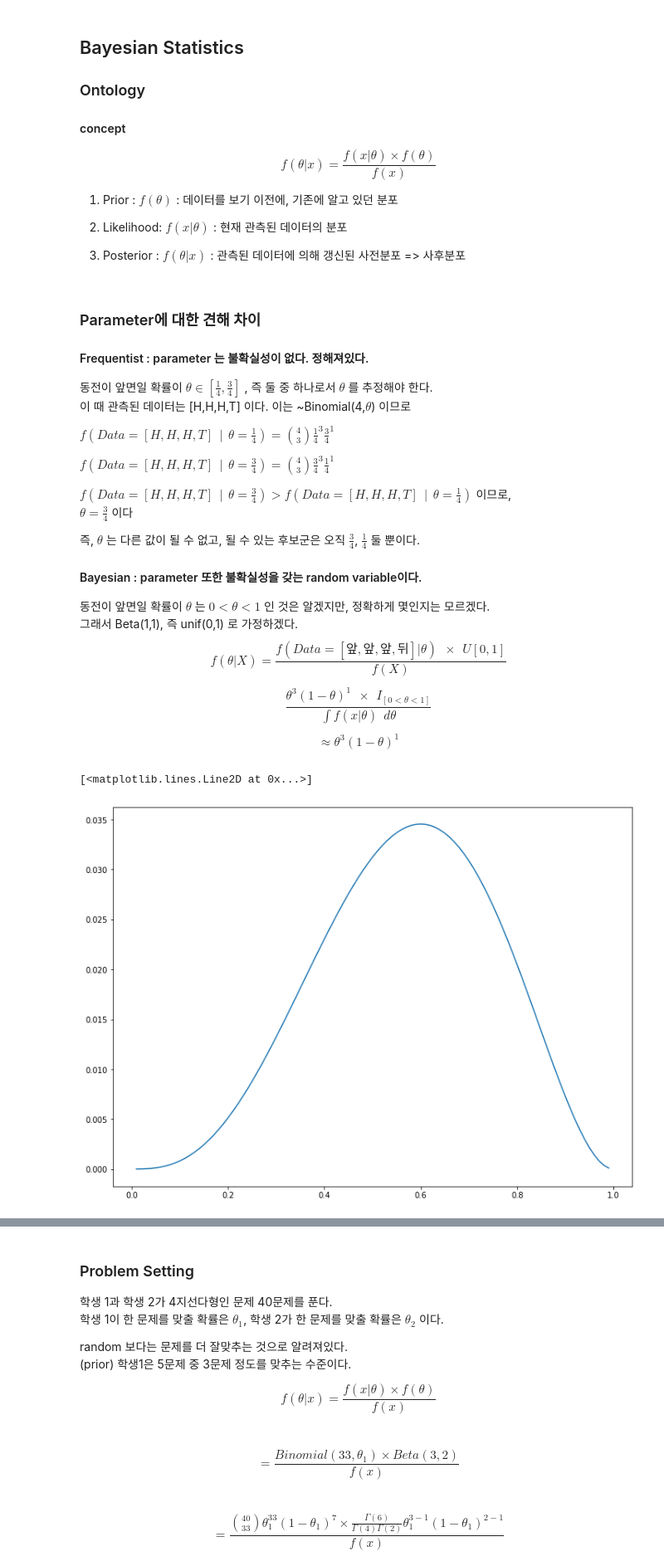
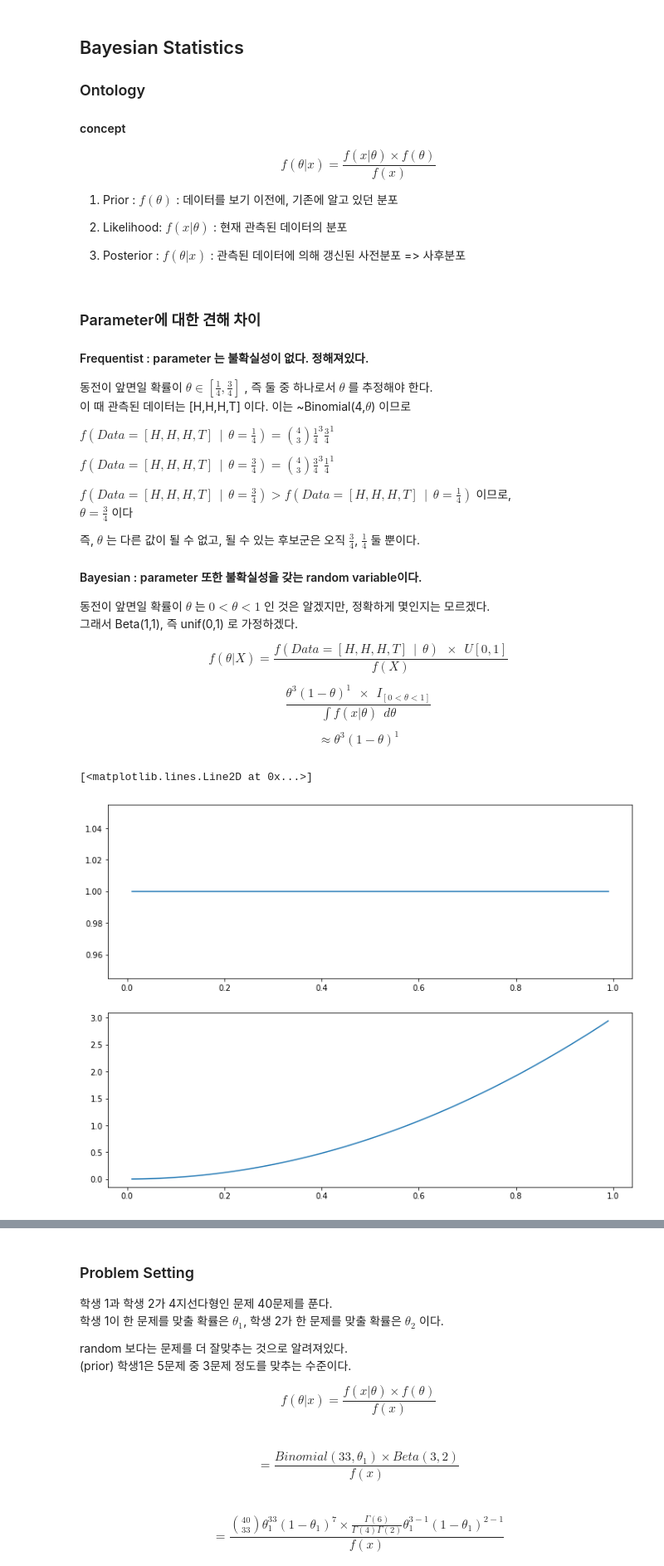
Before and after one commit to youngjai12/Bayesian, a Jupyter notebook: bayesian1.ipynb, the cells around one changed output, grey strips where cells are left out. Shown: that part at 83% size. Saved outputs shown, nothing was run; the diff lists cells and outputs as text; code cells hidden in the pictures.

```diff
--- a/bayesian1.ipynb
+++ b/bayesian1.ipynb
@@ -36,8 +36,10 @@ $\theta = \frac{3}{4}$ 이다
 
 동전이 앞면일 확률이 $\theta$ 는 $0 < \theta < 1$ 인 것은 알겠지만, 정확하게 몇인지는 모르겠다.
 그래서 Beta(1,1), 즉 unif(0,1) 로 가정하겠다.
+
+
 $$
-f(\theta | X) = \frac{f(Data = [앞,앞,앞,뒤]  | \theta) \ \ \times \ \ U[0,1]}{f(X)}
+f(\theta | X) = \frac{f(Data = [H,H,H,T] \ \ | \ \ \theta) \ \ \times \ \ U[0,1]}{f(X)}
 $$
 
 $$ {\frac{\theta^3 (1-\theta)^1 \ \ \times \ \ I_{[0 < \theta <1]}}{\int f(x | \theta) \ \ d \theta}}$$
@@ -46,14 +48,19 @@ $$ {\frac{\theta^3 (1-\theta)^1 \ \ \times \ \ I_{[0 < \theta <1]}}{\int f(x | \
 $$
 \approx \theta^3 (1-\theta)^1
 $$
-# %%
-xx = linspace(0.01, 0.99, 99)
-yy = xx**3 * (1-xx)**2
-plt.figure(figsize = (12,9))
-plt.plot(xx,yy)
-# %% [output]
-[<matplotlib.lines.Line2D at 0x...>]
-[figure, removed]
+# %%
+from scipy.stats import beta, gamma
+from numpy import linspace, exp
+
+x = linspace(0.01, 0.99, 99)
+plt.figure(figsize = (12, 9))
+plt.subplot(2, 1, 1)
+plt.plot(x,beta(1,1).pdf(x))
+plt.subplot(2, 1, 2)
+plt.plot(x, beta(3,1).pdf(x))
+# %% [output]
+[<matplotlib.lines.Line2D at 0x...>]
+[figure, added]
 # %%
 import matplotlib.pyplot as plt
 from numpy import linspace, exp
```
